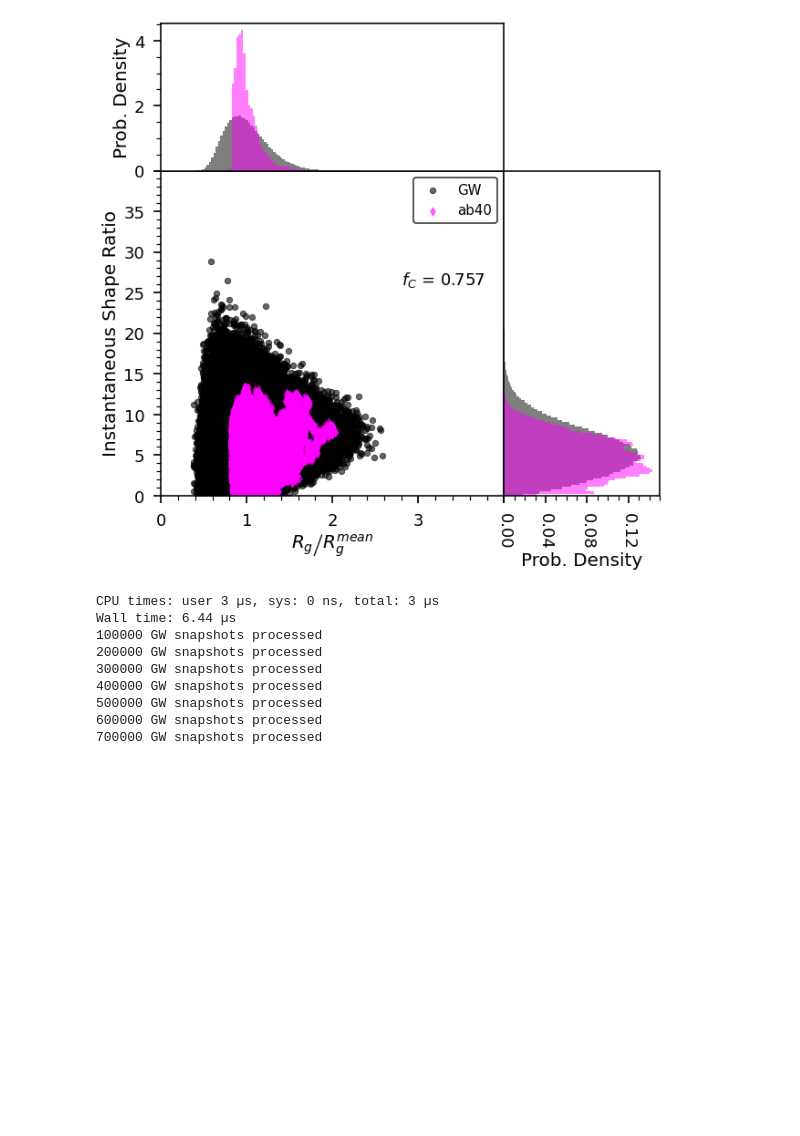
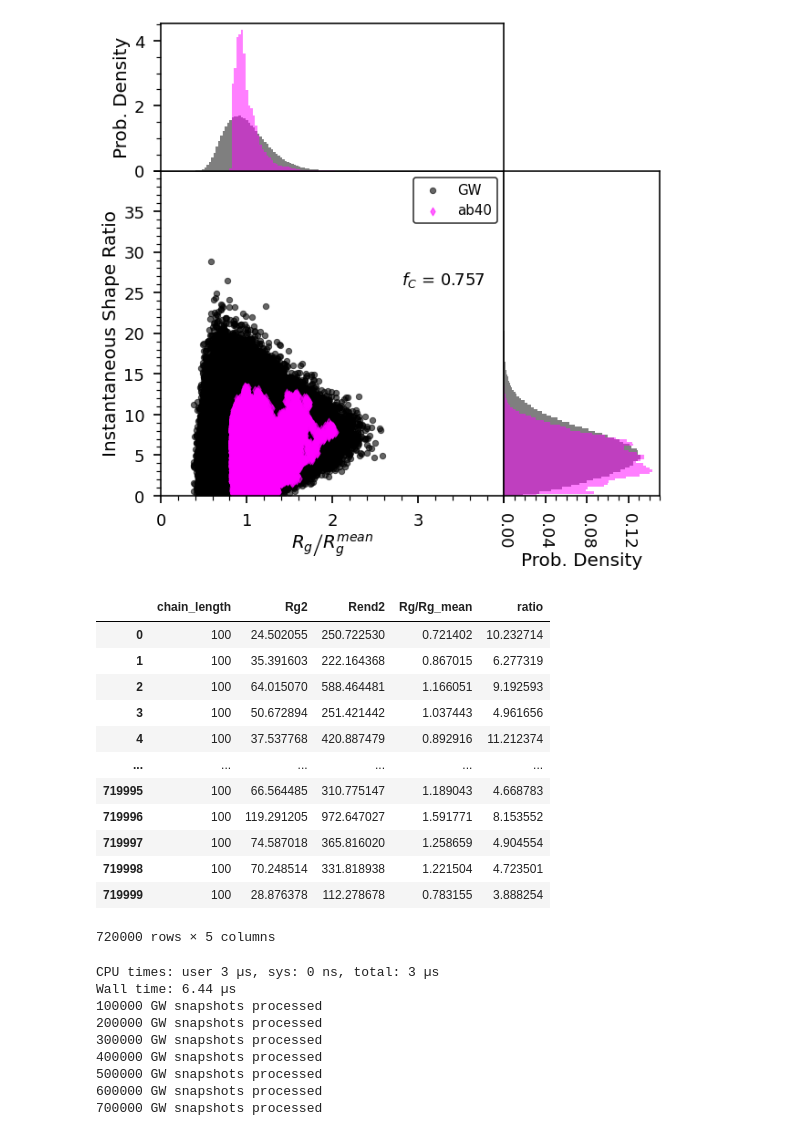
Before and after one commit to hshadman/2d_conformational_landscape_map, a Jupyter notebook: 2d_conformation_map.ipynb, the cells around one changed output. Saved outputs shown, nothing was run; the diff lists cells and outputs as text; code cells hidden in the pictures; blank space fills up the shorter version.

```diff
--- a/2d_conformation_map.ipynb
+++ b/2d_conformation_map.ipynb
@@ -506,6 +553,22 @@ ab40_ff14sb_rg_ree_ratheatmap_noimage = pd.read_csv('ab40_ff14sb_rg_ree_ratheatm
 
 GW_ind_runs_chainlen100_upto24 = pd.read_csv('GW_chainlen100.csv')
 GW_ind_runs_chainlen100_upto24['ratio'] = GW_ind_runs_chainlen100_upto24['Rend2'].values/GW_ind_runs_chainlen100_upto24['Rg2'].values
+# %%
+GW_ind_runs_chainlen100_upto24
+# %% [output]
+|  | chain_length | Rg2 | Rend2 | Rg/Rg_mean | ratio |
+| 0 | 100 | 24.502055 | 250.722530 | 0.721402 | 10.232714 |
+| 1 | 100 | 35.391603 | 222.164368 | 0.867015 | 6.277319 |
+| 2 | 100 | 64.015070 | 588.464481 | 1.166051 | 9.192593 |
+| 3 | 100 | 50.672894 | 251.421442 | 1.037443 | 4.961656 |
+| 4 | 100 | 37.537768 | 420.887479 | 0.892916 | 11.212374 |
+| ... | ... | ... | ... | ... | ... |
+| 719995 | 100 | 66.564485 | 310.775147 | 1.189043 | 4.668783 |
+| 719996 | 100 | 119.291205 | 972.647027 | 1.591771 | 8.153552 |
+| 719997 | 100 | 74.587018 | 365.816020 | 1.258659 | 4.904554 |
+| 719998 | 100 | 70.248514 | 331.818938 | 1.221504 | 4.723501 |
+| 719999 | 100 | 28.876378 | 112.278678 | 0.783155 | 3.888254 |
+720000 rows × 5 columns
 # %%
 a = list(lush_ESFF1_rg_ree_ratheatmap['Rg'].values**2)
 b = list(lush_ESFF1_rg_ree_ratheatmap['Ree'].values**2)
```
Also changed, not shown: parts of 2 cells of this notebook.
